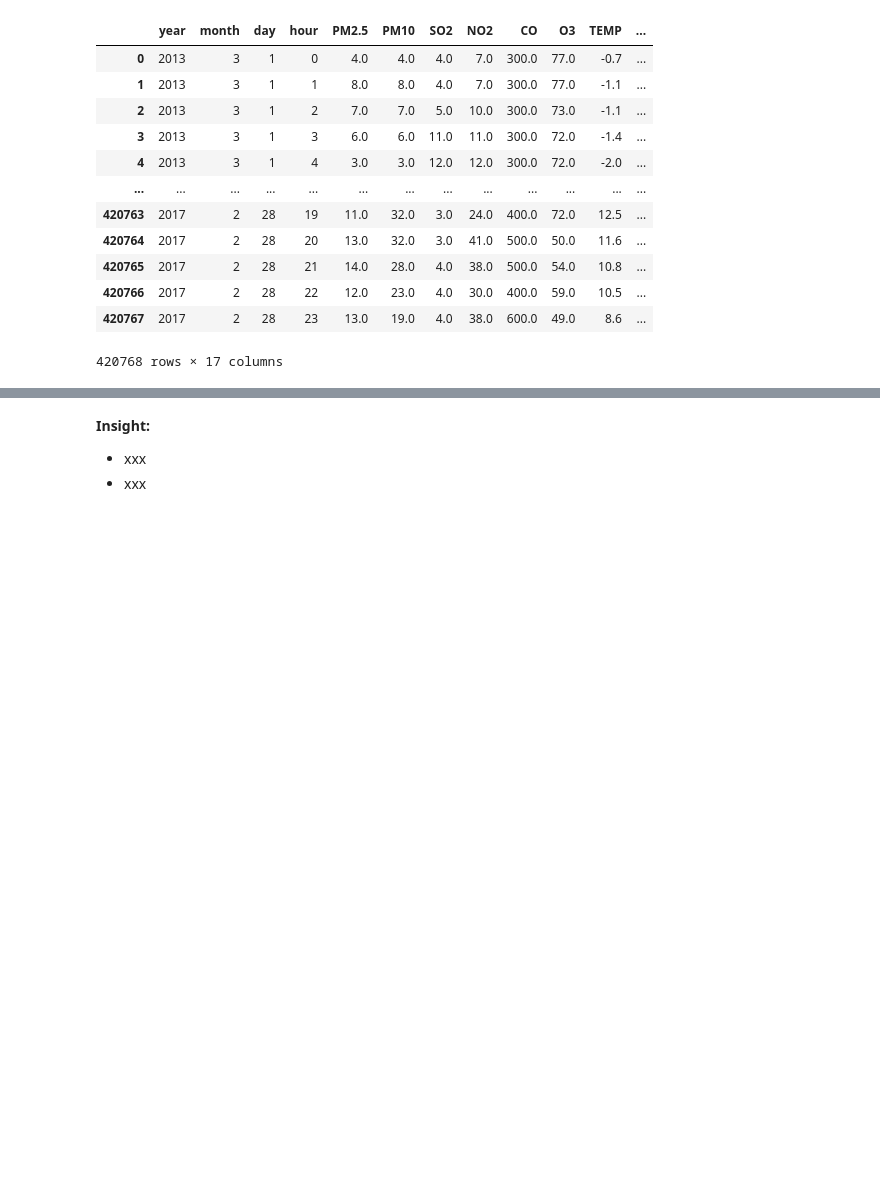
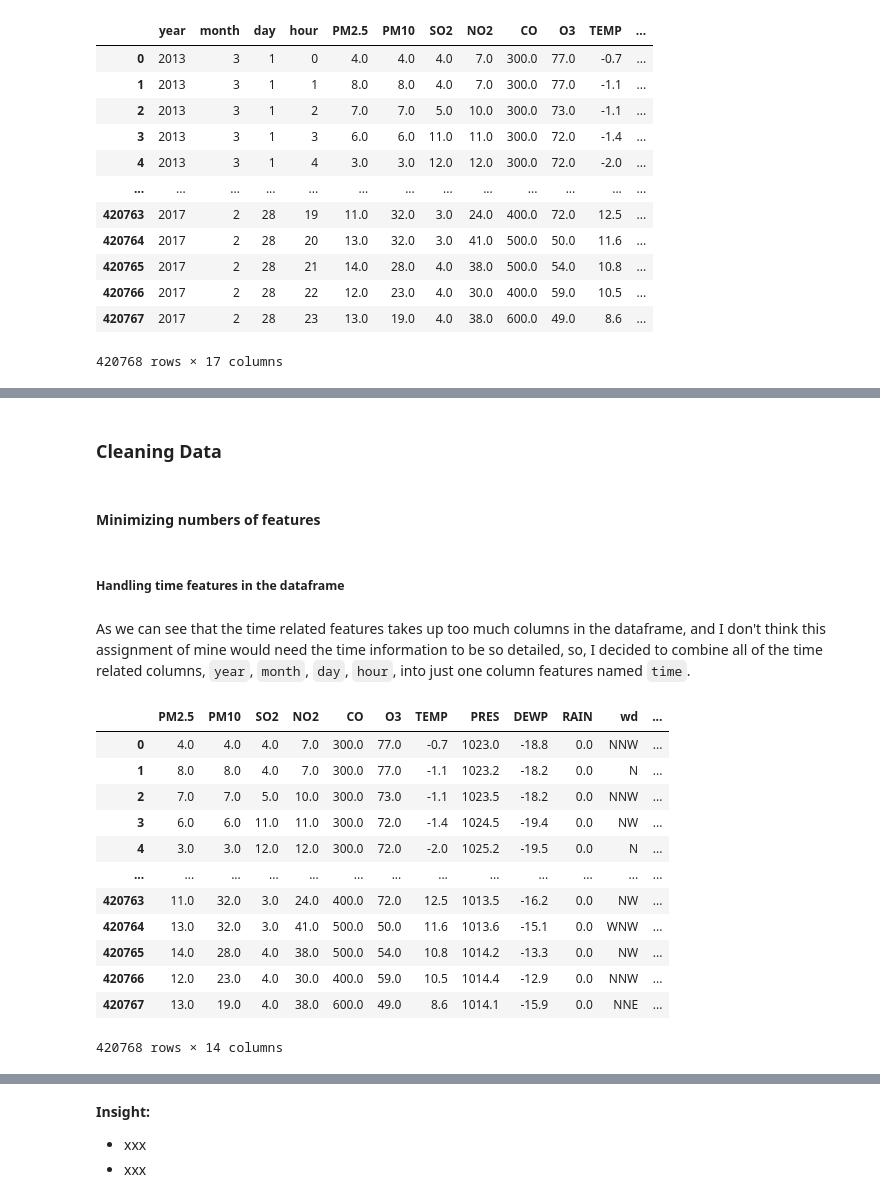
Before and after one commit to efrado-s/dicoding-air-quality-data-analysis, a Jupyter notebook: notebook.ipynb, the cells around one changed output, grey strips where cells are left out. Drawn from its saved outputs; the diff is of its cells as text; code cells hidden in the pictures; blank space fills up the shorter version.

Commit message:
Finish assessing data and combine date-time related features in data into one `date_time` feature

```diff
--- a/notebook.ipynb
+++ b/notebook.ipynb
@@ -155,0 +237,28 @@ main_df
+# %% [markdown]
+### Cleaning Data
+# %% [markdown]
+#### Minimizing numbers of features
+# %% [markdown]
+##### Handling time features in the dataframe
+# %% [markdown]
+As we can see that the time related features takes up too much columns in the dataframe, and I don't think this assignment of mine would need the time information to be so detailed, so, I decided to combine all of the time related columns, `year`, `month`, `day`, `hour`, into just one column features named `time`.
+# %%
+# Make the ['date_time'] column
+main_df['date_time'] = pd.to_datetime(main_df[['year', 'month', 'day', 'hour']])
+
+# drop the originals columns
+main_df.drop(columns=['year', 'month', 'day', 'hour'], inplace=True)
+# %% [output]
+|  | PM2.5 | PM10 | SO2 | NO2 | CO | O3 | TEMP | PRES | DEWP | RAIN | wd | ... |
+| 0 | 4.0 | 4.0 | 4.0 | 7.0 | 300.0 | 77.0 | -0.7 | 1023.0 | -18.8 | 0.0 | NNW | ... |
+| 1 | 8.0 | 8.0 | 4.0 | 7.0 | 300.0 | 77.0 | -1.1 | 1023.2 | -18.2 | 0.0 | N | ... |
+| 2 | 7.0 | 7.0 | 5.0 | 10.0 | 300.0 | 73.0 | -1.1 | 1023.5 | -18.2 | 0.0 | NNW | ... |
+| 3 | 6.0 | 6.0 | 11.0 | 11.0 | 300.0 | 72.0 | -1.4 | 1024.5 | -19.4 | 0.0 | NW | ... |
+| 4 | 3.0 | 3.0 | 12.0 | 12.0 | 300.0 | 72.0 | -2.0 | 1025.2 | -19.5 | 0.0 | N | ... |
+| ... | ... | ... | ... | ... | ... | ... | ... | ... | ... | ... | ... | ... |
+| 420763 | 11.0 | 32.0 | 3.0 | 24.0 | 400.0 | 72.0 | 12.5 | 1013.5 | -16.2 | 0.0 | NW | ... |
+| 420764 | 13.0 | 32.0 | 3.0 | 41.0 | 500.0 | 50.0 | 11.6 | 1013.6 | -15.1 | 0.0 | WNW | ... |
+| 420765 | 14.0 | 28.0 | 4.0 | 38.0 | 500.0 | 54.0 | 10.8 | 1014.2 | -13.3 | 0.0 | NW | ... |
+| 420766 | 12.0 | 23.0 | 4.0 | 30.0 | 400.0 | 59.0 | 10.5 | 1014.4 | -12.9 | 0.0 | NNW | ... |
+| 420767 | 13.0 | 19.0 | 4.0 | 38.0 | 600.0 | 49.0 | 8.6 | 1014.1 | -15.9 | 0.0 | NNE | ... |
+420768 rows × 14 columns
```
Also changed, not shown: parts of 15 cells of this notebook.
